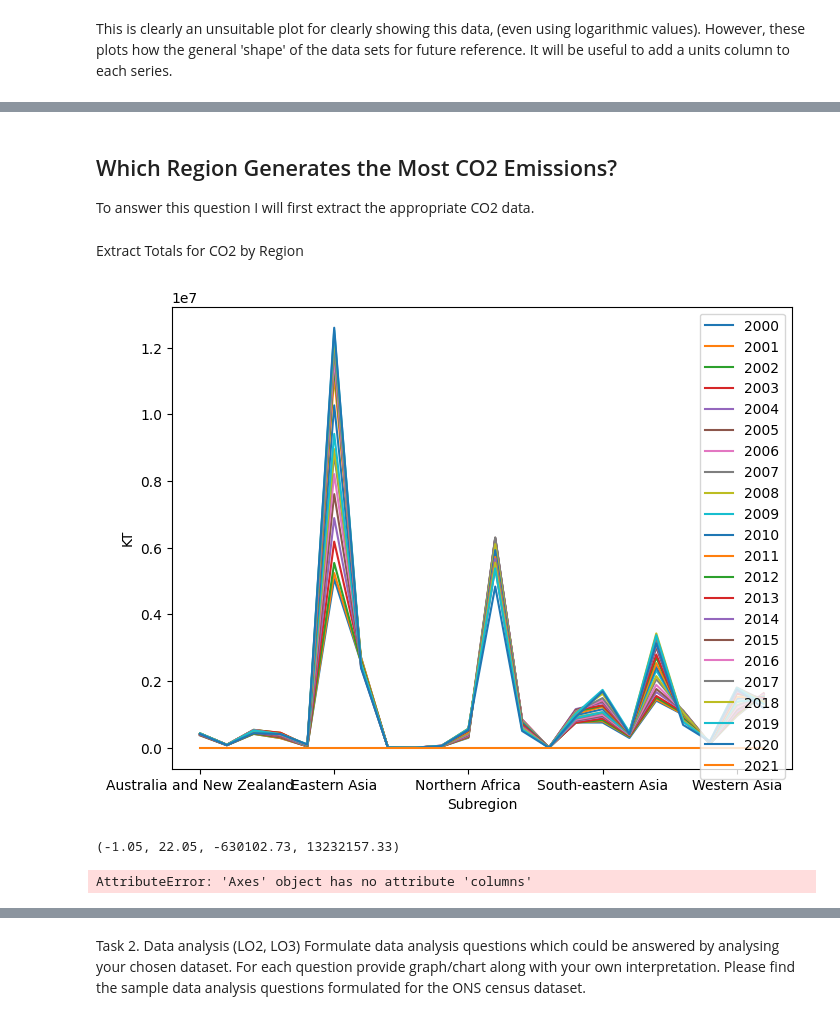
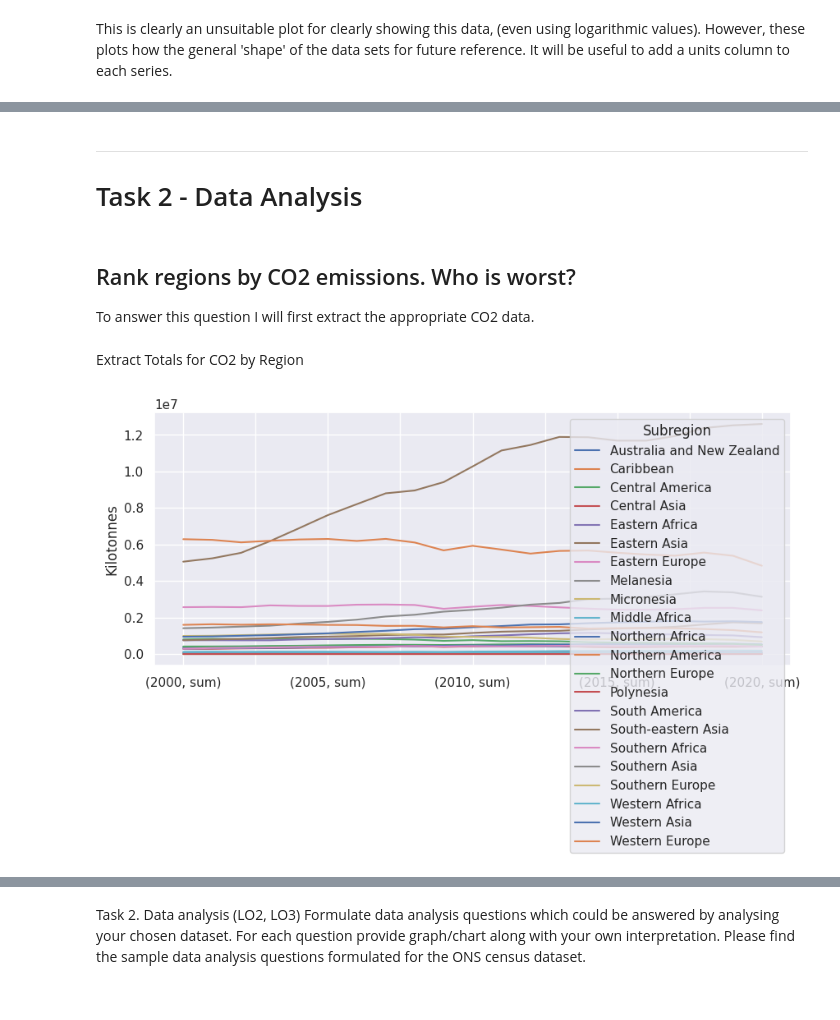
Before and after one commit to daemonchild/cardiffmet-dat4004-data-science-fundamentals, a Jupyter notebook: jupyter-notebook/WorldBankData.ipynb, the cells around one changed output, grey strips where cells are left out. Saved outputs shown, nothing was run; the diff lists cells and outputs as text; code cells hidden in the pictures.

```diff
--- a/jupyter-notebook/WorldBankData.ipynb
+++ b/jupyter-notebook/WorldBankData.ipynb
@@ -637,56 +601,27 @@ This is clearly an unsuitable plot for clearly showing this data, (even using lo
+# %% [markdown]
+---
+
+# Task 2 - Data Analysis
 # %% [markdown]
-## Which Region Generates the Most CO2 Emissions?
+## Rank regions by CO2 emissions. Who is worst?
 
 To answer this question I will first extract the appropriate CO2 data.
 # %%
 # Extract C02 data for all, then extract westrn european figures
 co2data_df = country_data_df.loc[country_data_df['SeriesCode'] == 'EN.ATM.CO2E.KT']
-#western_europe_co2_df = co2data_df.loc[co2data_df['Subregion'] == "Western Europe"]
-#northern_europe_co2_df = co2data_df.loc[co2data_df['Subregion'] == "Northern Europe"]
+
+# Remove 2021 - it's empty
+co2data_df.drop('2021', axis=1, inplace=True)
+co2_data_num_fields = numerical_fields.copy()
+co2_data_num_fields.remove("2021")
 # %% [markdown]
 Extract Totals for CO2 by Region
 # %%
 
-fig, ax = plt.subplots(figsize=(8,6))
-co2data_subregion_gb = co2data_df.groupby(by='Subregion')[numerical_fields].sum().plot(kind='line', ax=ax, ylabel="KT")
+fig, ax = plt.subplots(figsize=(10,4))
+co2data_subregion_gb = co2data_df.groupby(by='Subregion')[co2_data_num_fields].agg(['sum'])
+
+co2data_subregion_gb.transpose().plot(kind='line', ax=ax, ylabel="Kilotonnes");
+plt.show()
 # %% [output]
-[figure, old version]
+[figure, new version]
-# %%
-co2data_subregion_gb.axis()
-# %% [output]
-(-1.05, 22.05, -630102.73, 13232157.33)
-# %%
-# Plot this
-
-print(co2data_subregion_gb.columns)
-
-def plot_data_series_years_subregion (dataframe, ylabel="y axis", title="a graph", start=2000, end=2021, log=0):
-
-    _range = [str(x).zfill(2) for x in range(start,end+1)]
-    _years = pd.Index(_range)
-
-    for _index, _row in dataframe.iterrows():
-        _country = _row['Subregion']
-        _country_data = _row[_years]
-
-        # There *will* be divide by zero errors, trying to trap, but ensure that we fill with a true zero.
-        if log == 10:
-            _country_data = np.log10(_country_data.astype(float), out=np.zeros_like(_country_data), where=(_country_data>0.0))
-        elif log == 2:
-            _country_data = np.log2(_country_data.astype(float), out=np.zeros_like(_country_data), where=(_country_data>0.0))
-
-        plt.plot(_years,_country_data,label=_country)
-
-    plt.xlabel("Year")
-    plt.ylabel(ylabel)
-    plt.title(title)
-    #plt.legend(loc="upper left")   <-- Too big!
-
-    fig = plt.gcf()
-    fig.set_size_inches(6, 4, forward=True)
-
-    plt.show()
-
-plot_data_series_years_subregion (co2data_subregion_gb)
-# %% [output]
-AttributeError: 'Axes' object has no attribute 'columns'
```
Also changed, not shown: parts of 21 cells of this notebook, 3 other files.
